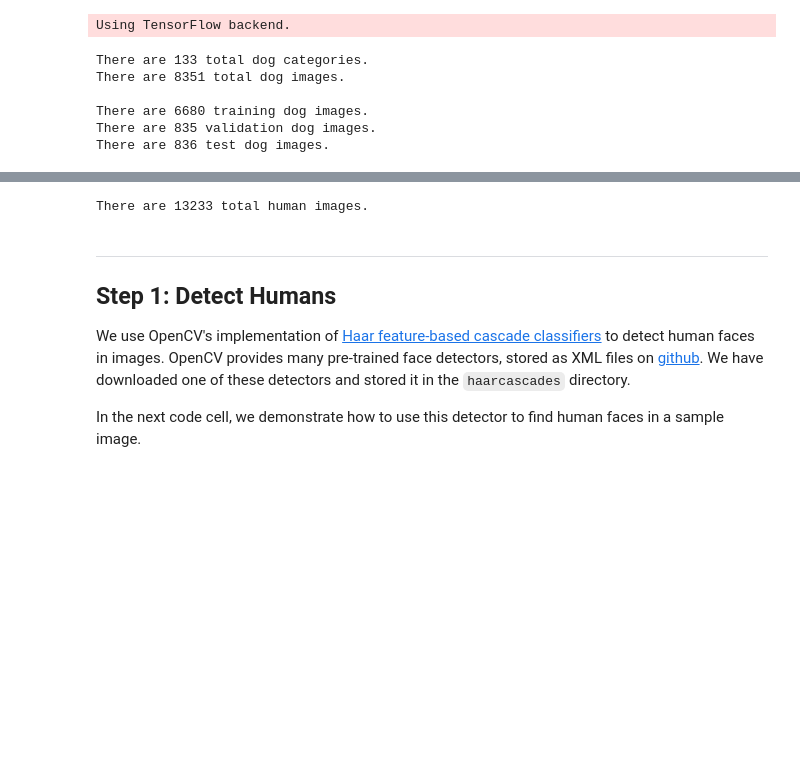
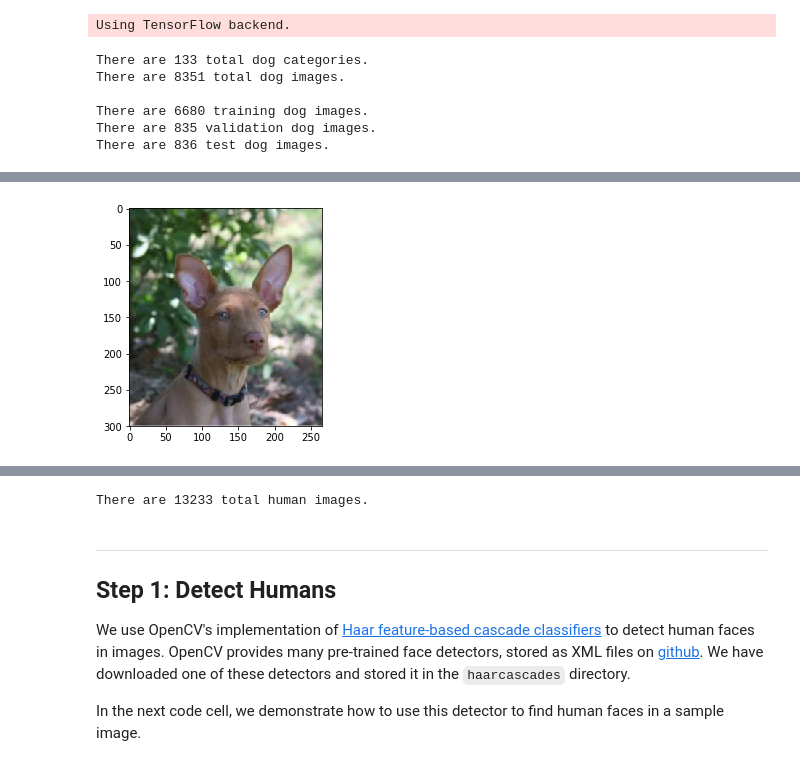
Before and after one commit to yujieguo2018/Dog_Breed, a Jupyter notebook: dog_app.ipynb, the cells around one changed output, grey strips where cells are left out. Cells and saved outputs as stored; diff of their text form; code cells hidden in the pictures; blank space fills up the shorter version.

```diff
--- a/dog_app.ipynb
+++ b/dog_app.ipynb
@@ -93,0 +147,4 @@ There are 836 test dog images.
+# %%
+show_image(train_files[58])
+# %% [output]
+[figure, added]
```
Also changed, not shown: parts of 31 cells of this notebook.
